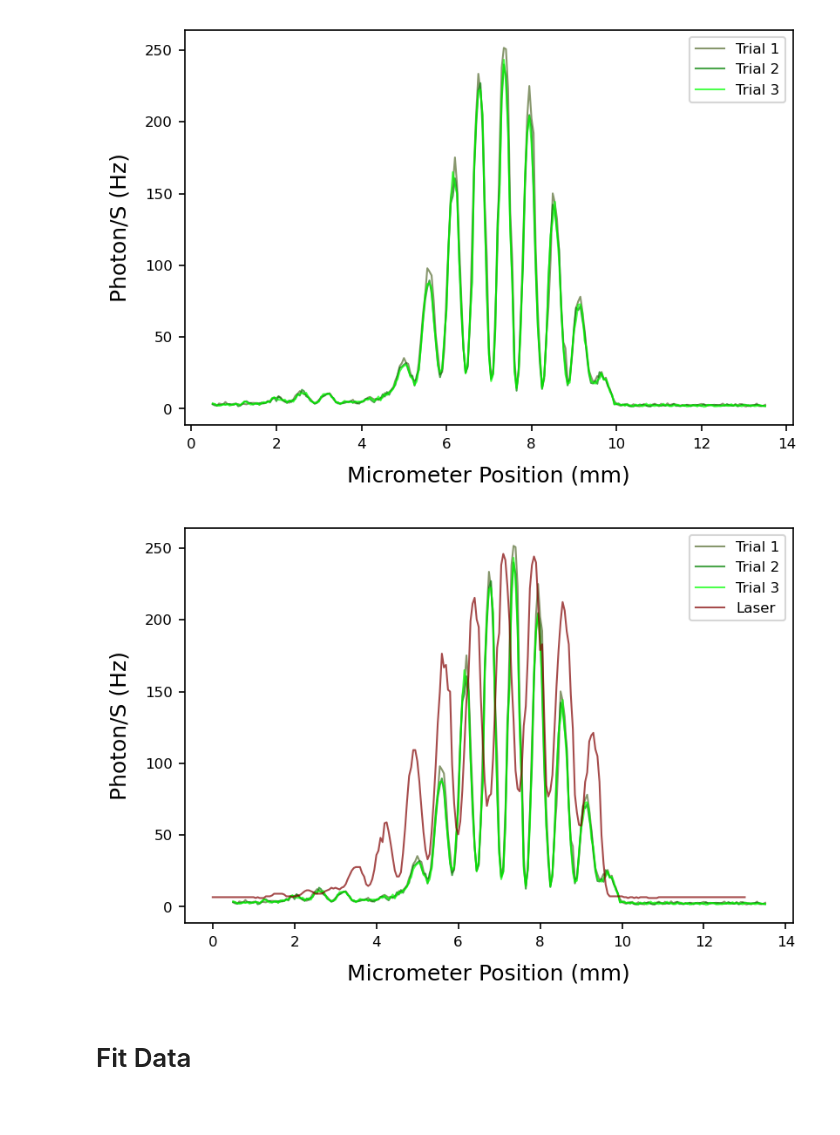
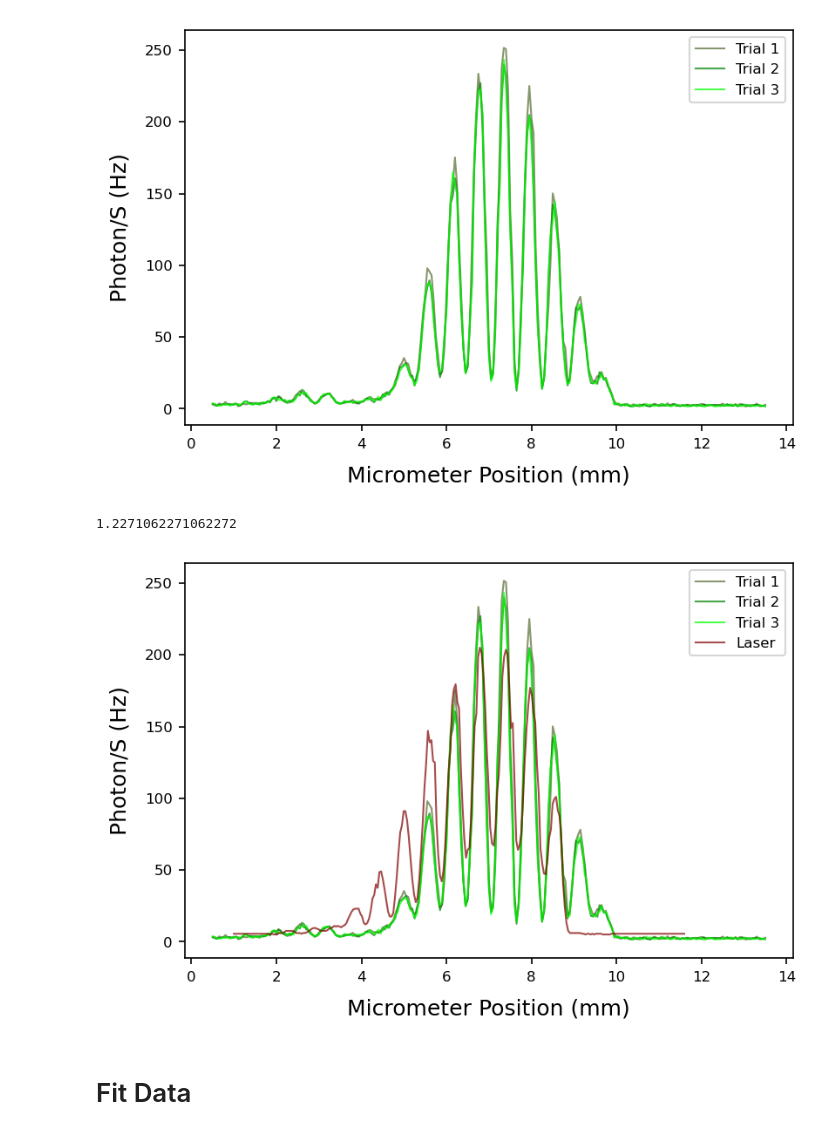
Before and after one commit to parallax-xallaraq/PHSX616, a Jupyter notebook: Lab1 - Two Slit Interference/Code/dataAnalysis1.ipynb, the cells around one changed output. Saved outputs shown, nothing was run; the diff lists cells and outputs as text; code cells hidden in the pictures.

Commit message:
impreved ratios

```diff
--- a/Lab1 - Two Slit Interference/Code/dataAnalysis1.ipynb
+++ b/Lab1 - Two Slit Interference/Code/dataAnalysis1.ipynb
@@ -187,34 +187,41 @@ PlotMultiXY(
 )
 # %% [output]
 [figure]
+# %%
+lam_green = (551. + 541.)/2
+lam_red = 670.
+lamRatio_redgreen =  lam_red / lam_green
+print(lamRatio_redgreen)
+# %% [output]
+1.2271062271062272
 # %%
 PlotMultiXY(
     x = [
             tables['Bulb 2s t1']['Micrometer Position (mm)']+0.5, # shift right to align with other lines
             tables['Bulb 2s t2']['Micrometer Position (mm)'],
             tables['Bulb 2s t3']['Micrometer Position (mm)'],
-            tables['Laser 2s']['Micrometer Position (mm)'],
+            tables['Laser 2s']['Micrometer Position (mm)']/(lamRatio_redgreen)+1,
         ],
     y = [
             tables['Bulb 2s t1']['Photon/S (Hz)'],
             tables['Bulb 2s t2']['Photon/S (Hz)'],
             tables['Bulb 2s t3']['Photon/S (Hz)'],
-                        tables['Laser 2s']['Voltage (V)'] * 600
+            tables['Laser 2s']['Voltage (V)'] * 500 # make taller
         ],
     xlab = 'Micrometer Position (mm)',
     ylab = 'Photon/S (Hz)',
     color = [
                 'darkolivegreen',
                 'green',
                 'lime',
                 colors['Laser'],
             ],
     legend = [
         'Trial 1', 'Trial 2', 'Trial 3', 'Laser'
     ],
     fileName = 'Lasers2_Bulb2st123.png'
 )
 # %% [output]
-[figure, old version]
+[figure, new version]
 # %% [markdown]
 # Fit Data
```
Also changed, not shown: 1 other file.
